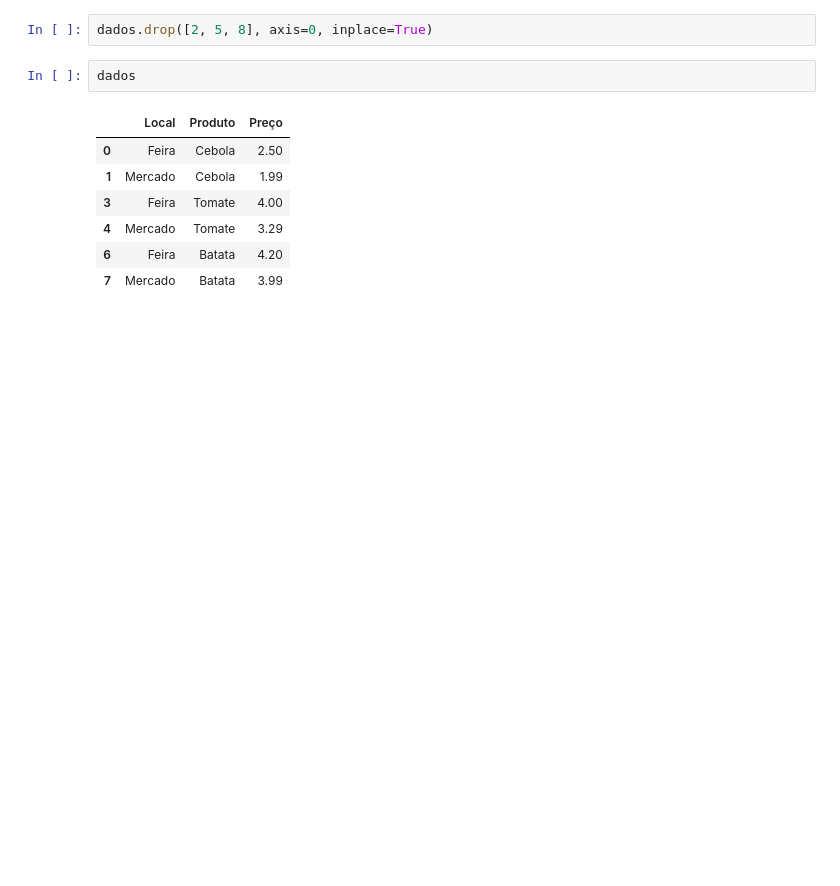
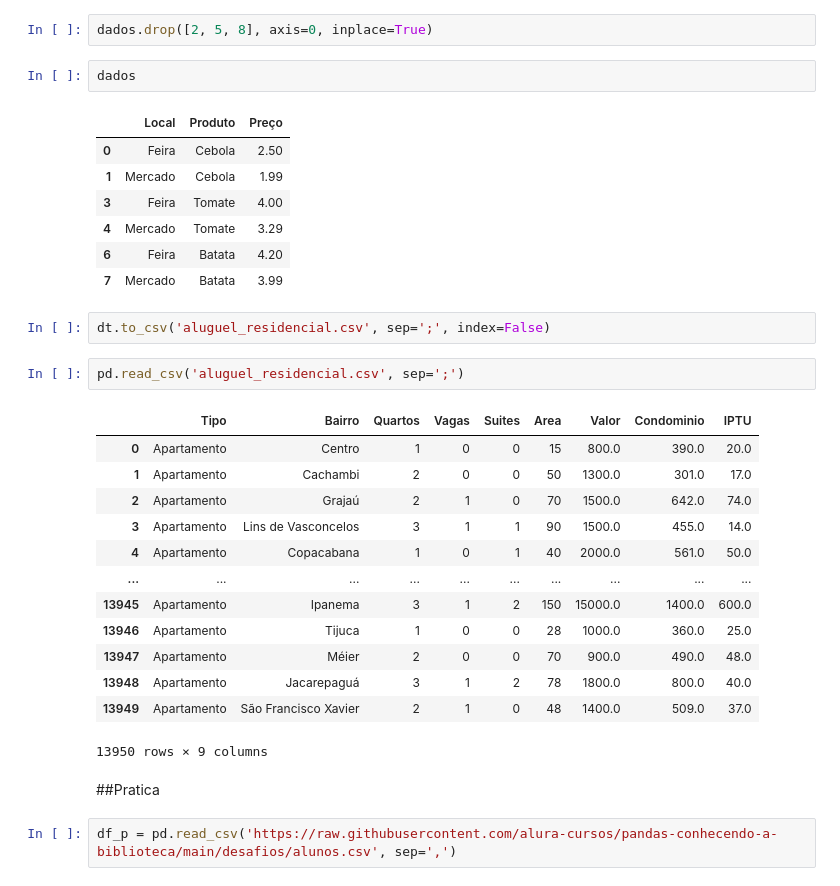
Before and after one commit to lu150ml/curso_pyton_coolab, a Jupyter notebook: Pandas.ipynb, the cells around one changed output. Cells and saved outputs as stored; diff of their text form; blank space fills up the shorter version.

```diff
--- a/Pandas.ipynb
+++ b/Pandas.ipynb
@@ -403,3 +403,25 @@ dados
 | 4 | Mercado | Tomate | 3.29 |
 | 6 | Feira | Batata | 4.20 |
 | 7 | Mercado | Batata | 3.99 |
+# %%
+dt.to_csv('aluguel_residencial.csv', sep=';', index=False)
+# %%
+pd.read_csv('aluguel_residencial.csv', sep=';')
+# %% [output]
+|  | Tipo | Bairro | Quartos | Vagas | Suites | Area | Valor | Condominio | IPTU |
+| 0 | Apartamento | Centro | 1 | 0 | 0 | 15 | 800.0 | 390.0 | 20.0 |
+| 1 | Apartamento | Cachambi | 2 | 0 | 0 | 50 | 1300.0 | 301.0 | 17.0 |
+| 2 | Apartamento | Grajaú | 2 | 1 | 0 | 70 | 1500.0 | 642.0 | 74.0 |
+| 3 | Apartamento | Lins de Vasconcelos | 3 | 1 | 1 | 90 | 1500.0 | 455.0 | 14.0 |
+| 4 | Apartamento | Copacabana | 1 | 0 | 1 | 40 | 2000.0 | 561.0 | 50.0 |
+| ... | ... | ... | ... | ... | ... | ... | ... | ... | ... |
+| 13945 | Apartamento | Ipanema | 3 | 1 | 2 | 150 | 15000.0 | 1400.0 | 600.0 |
+| 13946 | Apartamento | Tijuca | 1 | 0 | 0 | 28 | 1000.0 | 360.0 | 25.0 |
+| 13947 | Apartamento | Méier | 2 | 0 | 0 | 70 | 900.0 | 490.0 | 48.0 |
+| 13948 | Apartamento | Jacarepaguá | 3 | 1 | 2 | 78 | 1800.0 | 800.0 | 40.0 |
+| 13949 | Apartamento | São Francisco Xavier | 2 | 1 | 0 | 48 | 1400.0 | 509.0 | 37.0 |
+13950 rows × 9 columns
+# %% [markdown]
+##Pratica
+# %%
+df_p = pd.read_csv('https://raw.githubusercontent.com/alura-cursos/pandas-conhecendo-a-biblioteca/main/desafios/alunos.csv', sep=',')
```
Also changed, not shown: parts of 9 cells of this notebook.
